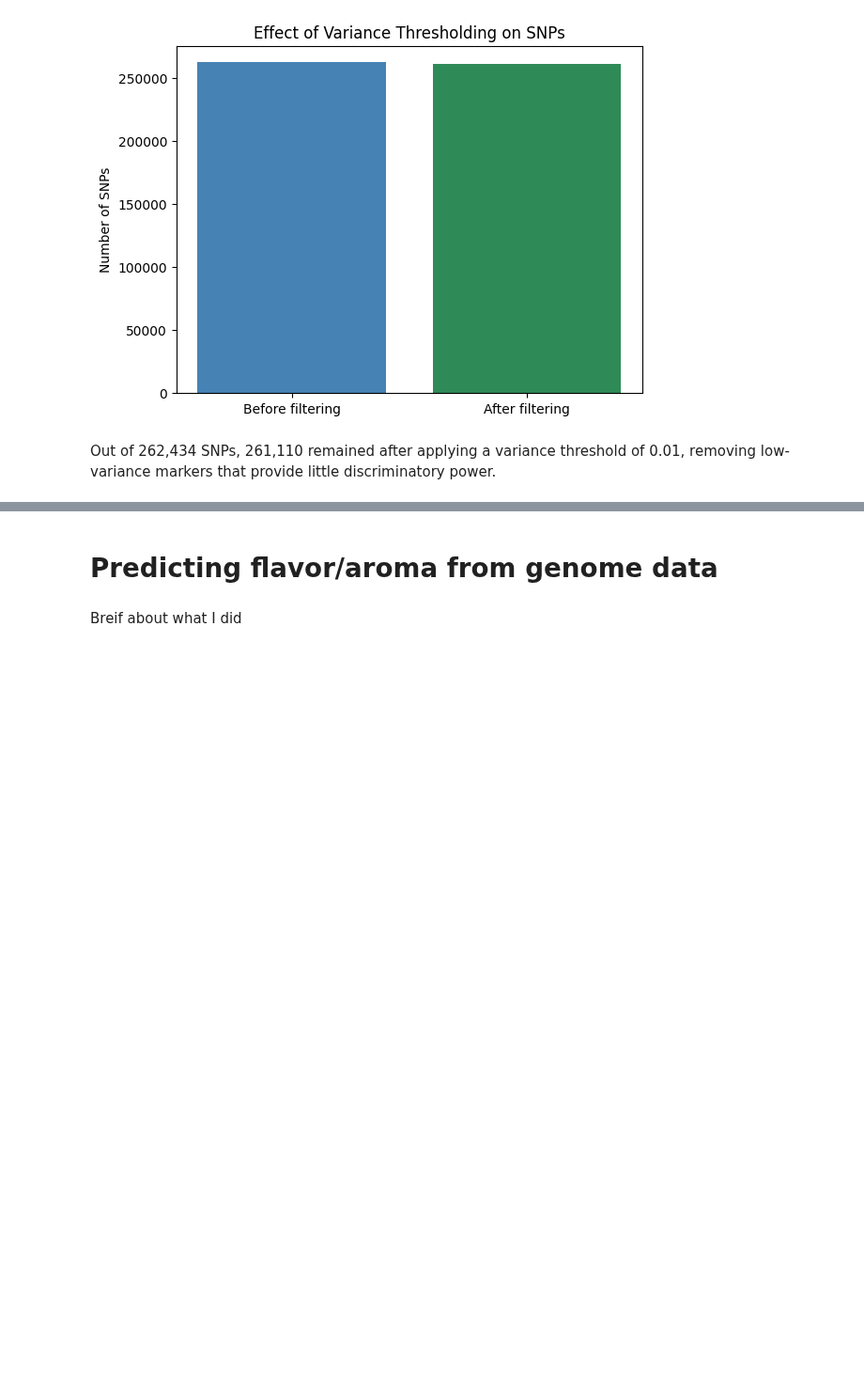
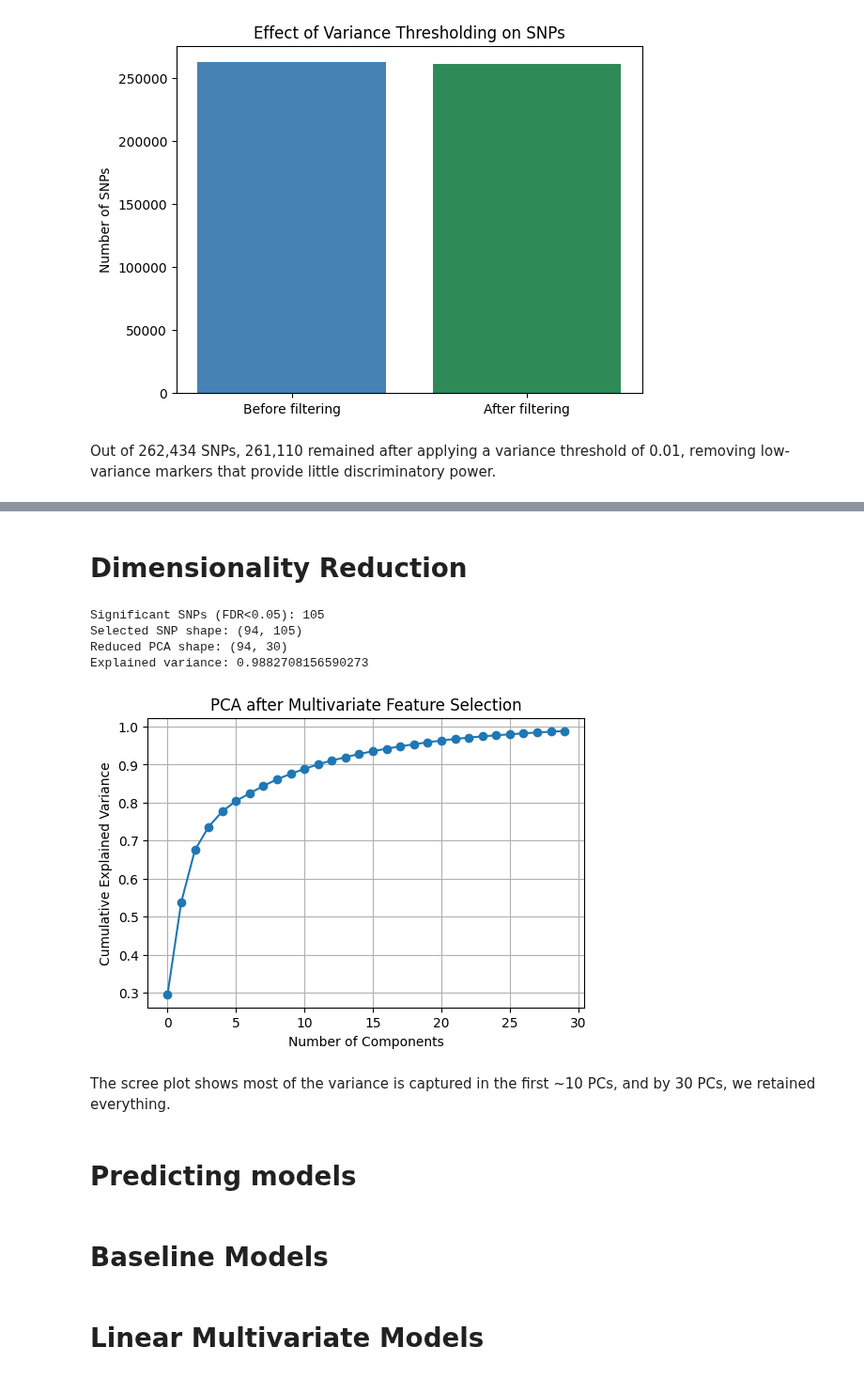
Before and after one commit to Fatemeh1362/internship, a Jupyter notebook: gene_model_biorep1.ipynb, the cells around one changed output, grey strips where cells are left out. Shown at 94% size. Saved outputs shown, nothing was run; the diff lists cells and outputs as text; code cells hidden in the pictures; blank space fills up the shorter version.

Commit message:
Update gene_model_biorep1.ipynb
pca for dimension reduction after feature selection

```diff
--- a/gene_model_biorep1.ipynb
+++ b/gene_model_biorep1.ipynb
@@ -702,4 +840,53 @@ Out of 262,434 SNPs, 261,110 remained after applying a variance threshold of 0.0
+# %% [markdown]
+# Dimensionality Reduction
+# %%
+from sklearn.decomposition import PCA
+from sklearn.preprocessing import StandardScaler
+import matplotlib.pyplot as plt
+import numpy as np
+
+# --- Step 1: Keep significant SNPs from multivariate test ---
+sig_snps = multi_df[multi_df["p_fdr"] < 0.05]["SNP"].tolist()
+print(f"Significant SNPs (FDR<0.05): {len(sig_snps)}")
+
+# If too few SNPs, fallback to top 500 by p-value
+if len(sig_snps) < 20:
+    sig_snps = multi_df.sort_values("p_value").head(500)["SNP"].tolist()
+    print(f"Using top {len(sig_snps)} SNPs by p-value")
+
+# --- Step 2: Build reduced SNP matrix from original df ---
+X_selected = df[sig_snps].astype(float).fillna(0)
+
+# --- Step 3: Standardize ---
+X_scaled = StandardScaler().fit_transform(X_selected)
+
+# --- Step 4: PCA on selected SNPs ---
+pca = PCA(n_components=min(30, X_scaled.shape[1]), random_state=42)
+X_pca = pca.fit_transform(X_scaled)
+
+print("Selected SNP shape:", X_selected.shape)
+print("Reduced PCA shape:", X_pca.shape)
+print("Explained variance:", pca.explained_variance_ratio_.sum())
+
+# --- Scree Plot ---
+plt.figure(figsize=(6,4))
+plt.plot(np.cumsum(pca.explained_variance_ratio_), marker='o')
+plt.xlabel("Number of Components")
+plt.ylabel("Cumulative Explained Variance")
+plt.title("PCA after Multivariate Feature Selection")
+plt.grid(True)
+plt.show()
+# %% [output]
+Significant SNPs (FDR<0.05): 105
+Selected SNP shape: (94, 105)
+Reduced PCA shape: (94, 30)
+Explained variance: 0.9882708156590273
+[figure, added]
+# %% [markdown]
+The scree plot shows most of the variance is captured in the first ~10 PCs, and by 30 PCs, we retained everything.
 # %% [markdown]
-# Predicting flavor/aroma from genome data
+# Predicting models
-# %% [markdown]
-Breif about what I did
+# %% [markdown]
+# Baseline Models
+# %% [markdown]
+# Linear Multivariate Models
```
Also changed, not shown: parts of 8 cells of this notebook.
